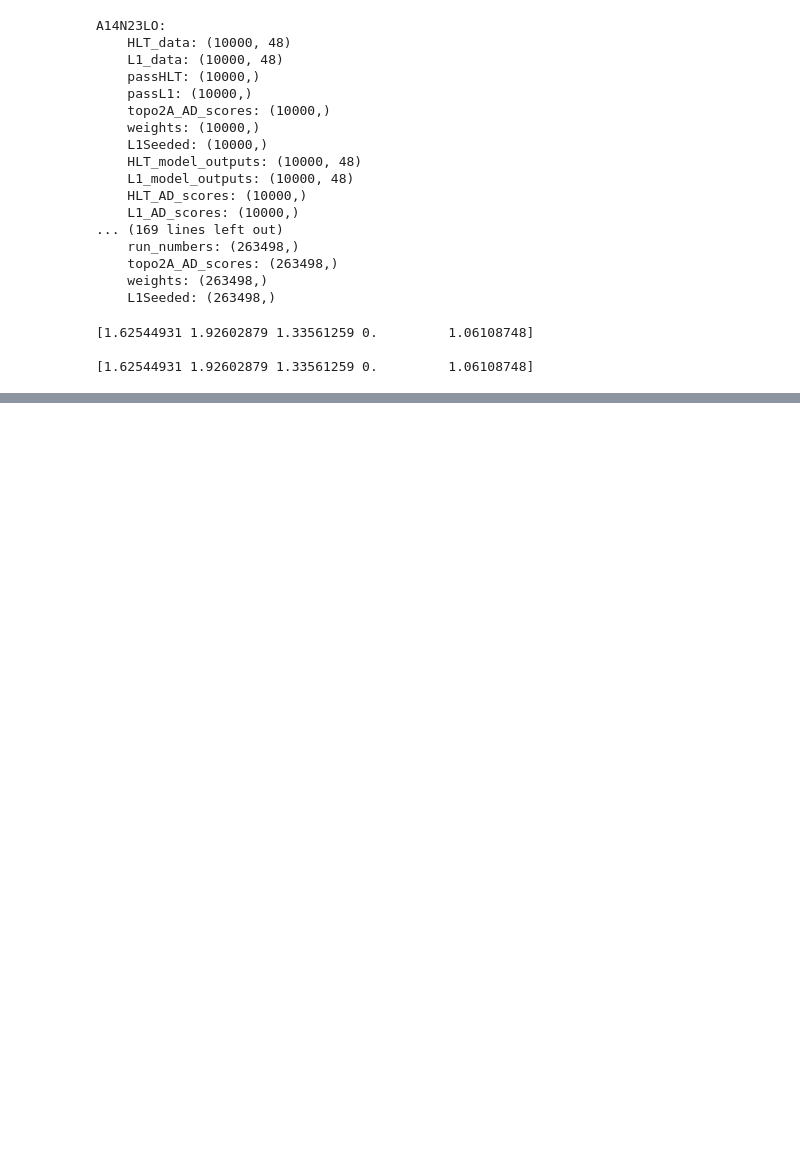
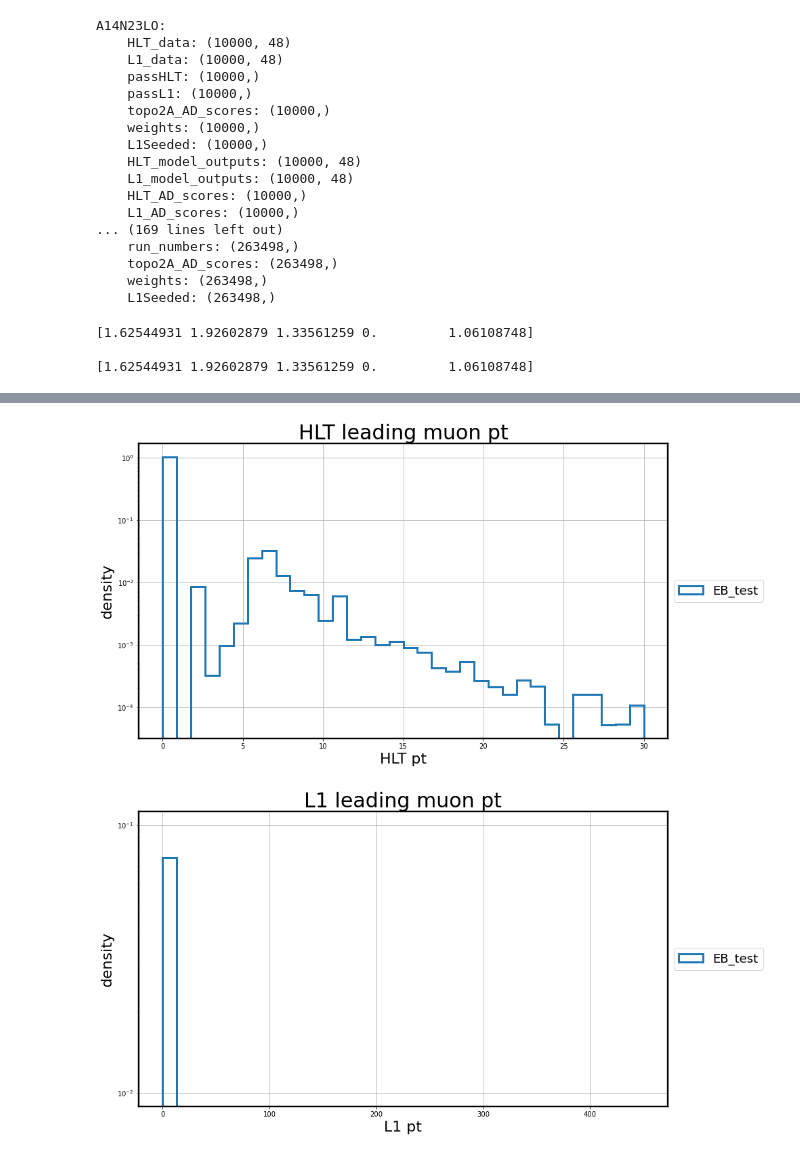
Before and after one commit to max-cohen54/AD_trigger_training, a Jupyter notebook: HLTAD/example_training.ipynb, the cells around one changed output, grey strips where cells are left out. Drawn from its saved outputs; the diff is of its cells as text; code cells hidden in the pictures; blank space fills up the shorter version.

```diff
--- a/HLTAD/example_training.ipynb
+++ b/HLTAD/example_training.ipynb
@@ -201,0 +530,21 @@ print(datasets['EB_test']['ONNX_HLT_AD_scores'][0:5])
+# %%
+bins = {'HLT': np.linspace(0, 30, 35),
+        'L1': np.linspace(0, 450, 35)}
+for data_type in ['HLT', 'L1']:
+    plt.figure(figsize=(14, 8))
+    tag = 'EB_test'
+    idxs = datasets[tag]['L1Seeded']
+    data = np.reshape(datasets[tag][f'raw_{data_type}_data'], newshape=(-1, 16, 3))[idxs, 9, 0]
+    weights = datasets[tag]['weights'][idxs]
+    plt.hist(data, bins=bins[data_type], label=tag, histtype='step', density=True, fill=False, linewidth=3, weights=weights)
+
+    plt.yscale('log')
+    plt.xlabel(f'{data_type} pt', fontsize=22)
+    plt.ylabel('density', fontsize=22)
+    plt.title(f'{data_type} leading muon pt', fontsize=30)
+    plt.grid()
+    plt.legend(fontsize=18, bbox_to_anchor=(1, 0.5), loc='center left')
+    plt.show()
+# %% [output]
+[figure, added]
+[figure, added]
```
Also changed, not shown: parts of 17 cells of this notebook, 3 other files.
